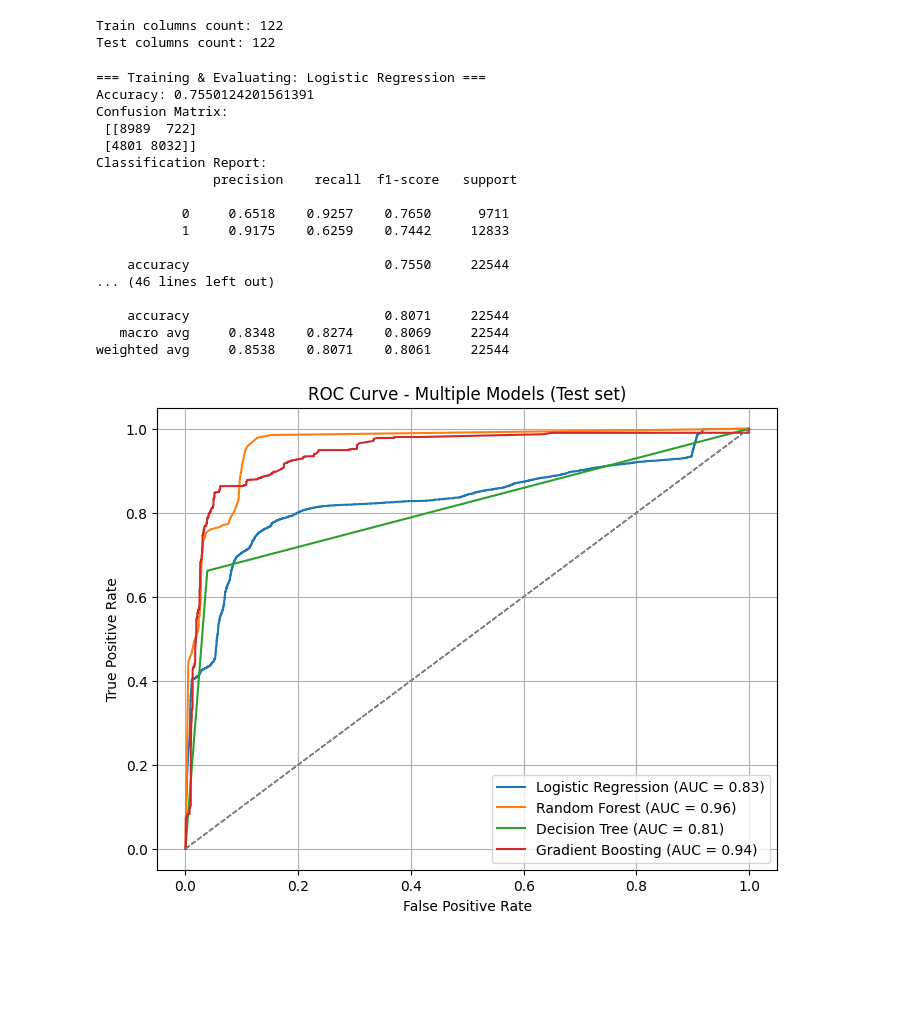
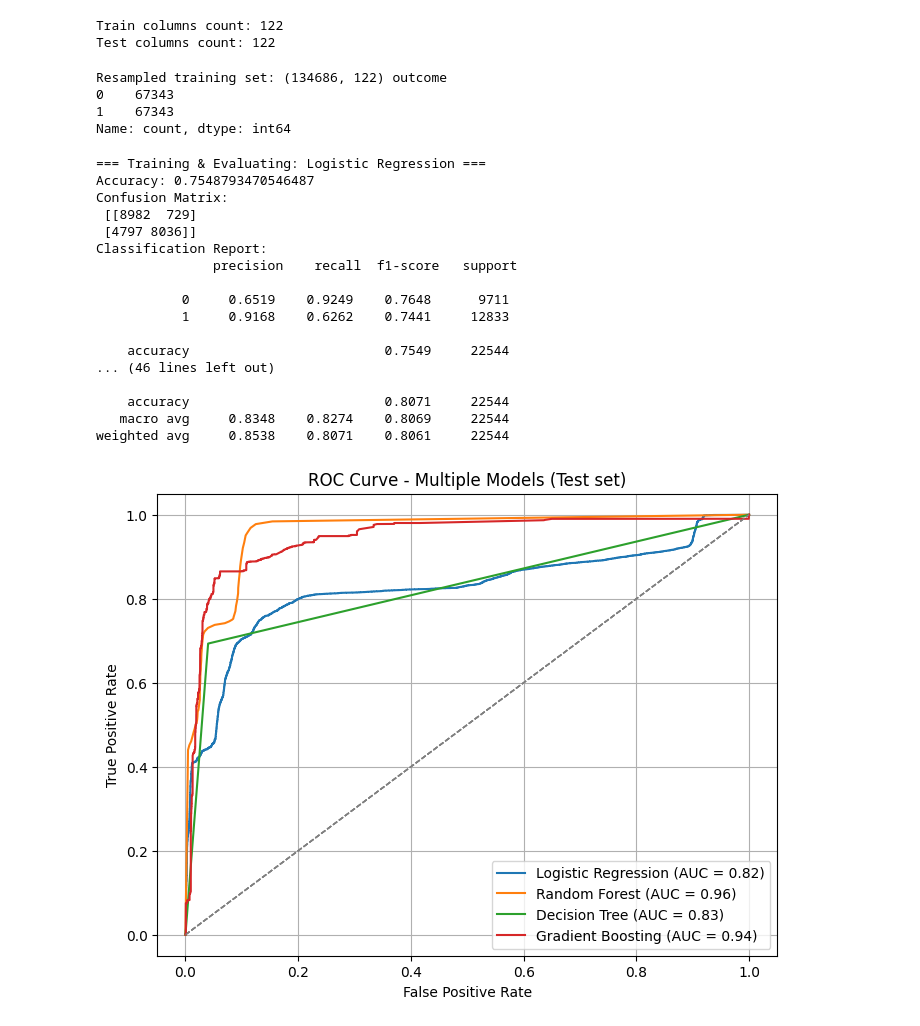
Before and after one commit to SpringBoardMentor193s/SentinelNet, a Jupyter notebook: notebooks/nsl.ipynb, the cells around one changed output. Drawn from its saved outputs; the diff is of its cells as text; code cells hidden in the pictures; blank space fills up the shorter version.

```diff
--- a/notebooks/nsl.ipynb
+++ b/notebooks/nsl.ipynb
@@ -263,12 +298,23 @@ print("Test columns count:", len(X_test.columns))
 # %% [output]
 Train columns count: 122
 Test columns count: 122
+# %%
+from imblearn.over_sampling import SMOTE
+
+sm = SMOTE(random_state=42)
+X_train, y_train = sm.fit_resample(X_train, y_train)
+print("Resampled training set:", X_train.shape, y_train.value_counts())
+# %% [output]
+Resampled training set: (134686, 122) outcome
+0    67343
+1    67343
+Name: count, dtype: int64
 # %%
 models = {
-    'Logistic Regression': LogisticRegression(max_iter=1000),
-    'Random Forest': RandomForestClassifier(n_estimators=100),
-    'Decision Tree': DecisionTreeClassifier(),
-    'Gradient Boosting':GradientBoostingClassifier(n_estimators=100),
+    'Logistic Regression': LogisticRegression(max_iter=1000, class_weight="balanced"),
+    'Random Forest': RandomForestClassifier(n_estimators=100, class_weight="balanced", random_state=42),
+    'Decision Tree': DecisionTreeClassifier(class_weight="balanced"),
+    'Gradient Boosting': GradientBoostingClassifier(n_estimators=100)
 }
 results =[]
 plt.figure(figsize=(8,6))
@@ -281,38 +327,38 @@ for name, model in models.items():
     print("Accuracy:", acc)
     print("Confusion Matrix:\n", cm)
     print("Classification Report:\n", classification_report(y_test, y_pred, digits=4))
     if hasattr(model, "predict_proba"):
      y_score = model.predict_proba(X_test)[:, 1]
     else:
         y_score = model.decision_function(X_test)
     fpr, tpr, _ = roc_curve(y_test, y_score)
     roc_auc=auc(fpr, tpr)
     plt.plot(fpr, tpr, label=f'{name} (AUC = {roc_auc:.2f})')
     results.append({"model": name, "accuracy": acc, "auc": roc_auc})
     plt.plot([0,1],[0,1], linestyle='--', lw=1, color='grey')
 plt.xlabel("False Positive Rate")
 plt.ylabel("True Positive Rate")
 plt.title("ROC Curve - Multiple Models (Test set)")
 plt.legend(loc='lower right')
 plt.grid(True)
 plt.show()
 # %% [output]
 === Training & Evaluating: Logistic Regression ===
-Accuracy: 0.7550124201561391
+Accuracy: 0.7548793470546487
 Confusion Matrix:
- [[8989  722]
- [4801 8032]]
+ [[8982  729]
+ [4797 8036]]
 Classification Report:
                precision    recall  f1-score   support
 
-           0     0.6518    0.9257    0.7650      9711
-           1     0.9175    0.6259    0.7442     12833
+           0     0.6519    0.9249    0.7648      9711
+           1     0.9168    0.6262    0.7441     12833
 
-    accuracy                         0.7550     22544
+    accuracy                         0.7549     22544
 ... (46 lines left out)
 
     accuracy                         0.8071     22544
    macro avg     0.8348    0.8274    0.8069     22544
 weighted avg     0.8538    0.8071    0.8061     22544
-[figure, old version]
+[figure, new version]
 # %%
```
Also changed, not shown: parts of 9 cells of this notebook.
